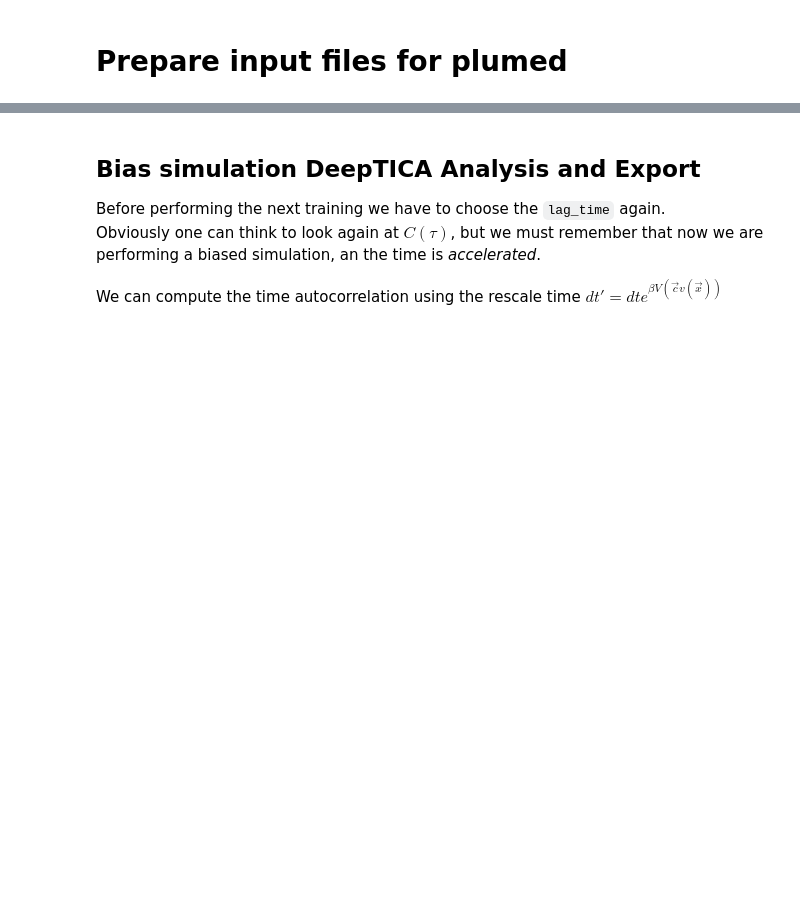
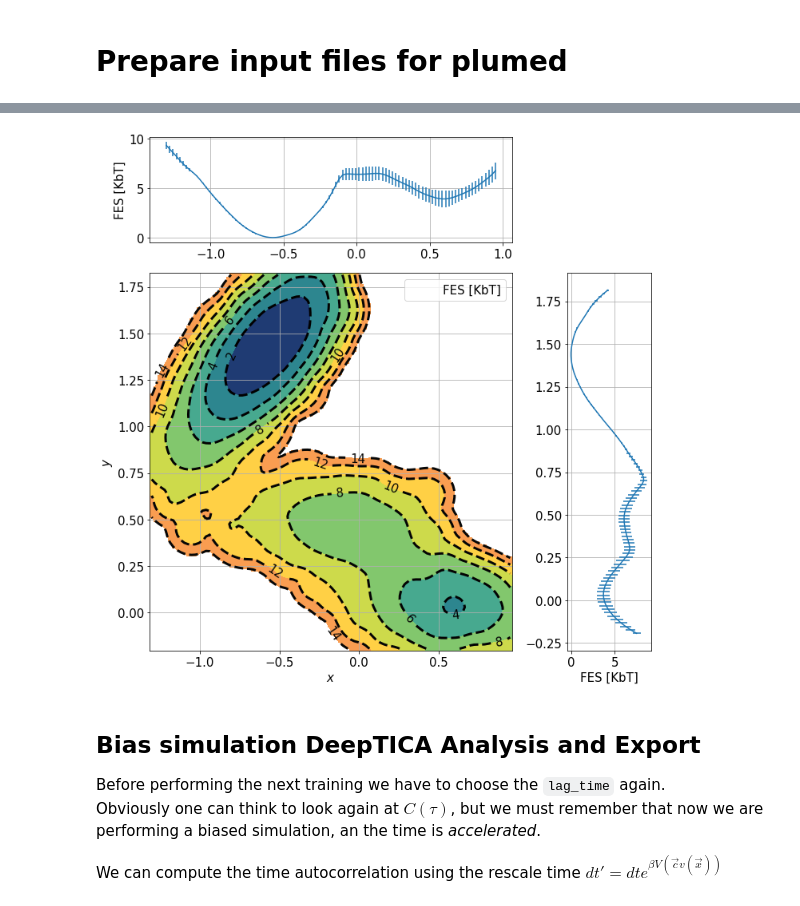
Before and after one commit to nicolopedrani/Hyper-TICA, a Jupyter notebook: Toy_Model/Bias.ipynb, the cells around one changed output, grey strips where cells are left out. Saved outputs shown, nothing was run; the diff lists cells and outputs as text; code cells hidden in the pictures; blank space fills up the shorter version.

```diff
--- a/Toy_Model/Bias.ipynb
+++ b/Toy_Model/Bias.ipynb
@@ -184,33 +190,37 @@ c = ax_scatter.contourf(grid[0], grid[1], fes, bounds , cmap=cmap,shading='auto'
     norm = mpl.colors.BoundaryNorm(bounds, ncolors=len(bounds)-1, clip=False), label="FES [KbT]",
 )
 #fig.colorbar(c, ax=ax_scatter,label="FES [KbT]")
 c = ax_scatter.contour(grid[0], grid[1], fes, bounds, linewidths=3,cmap="gray",linestyles="dashed",
     norm = mpl.colors.BoundaryNorm(bounds, ncolors=len(bounds)-1, clip=False), label="FES [KbT]",
 )
 ax_scatter.legend(["FES [KbT]"])
 c.clabel()
 ax_scatter.grid()
 ax_scatter.set_xlabel(r"$x$")
 ax_scatter.set_ylabel(r"$y$")
 
 #-- 1D plot --#
 fes,grid,bounds,error = compute_fes(s[:,0], weights=np.exp(logweight),
                                     kbt=sim_parameters["temp"],
                                     blocks=sim_parameters["blocks"],
                                     bandwidth=sim_parameters["bandwidth"],scale_by='range')
 ax_hist_x.errorbar(grid,fes,yerr=error)
 ax_hist_x.set_ylabel("FES [KbT]")
+ax_hist_x.grid()
                                     #,plot=True, plot_max_fes=sim_parameters["plot_max_fes"], ax = ax_hist_y)
 fes,grid,bounds,error = compute_fes(s[:,1], weights=np.exp(logweight),
                                     kbt=sim_parameters["temp"],
                                     blocks=sim_parameters["blocks"],
                                     bandwidth=sim_parameters["bandwidth"],scale_by='range')
                                     #,plot=True, plot_max_fes=sim_parameters["plot_max_fes"], ax = ax_hist_x)
 ax_hist_y.errorbar(fes,grid,xerr=error)
 ax_hist_y.set_xlabel("FES [KbT]")
+ax_hist_y.grid()
 
 plt.tight_layout()
 plt.show()
+# %% [output]
+[figure, added]
 # %% [markdown]
 ## Bias simulation DeepTICA Analysis and Export
 
```
Also changed, not shown: parts of 17 cells of this notebook, 30 other files.
